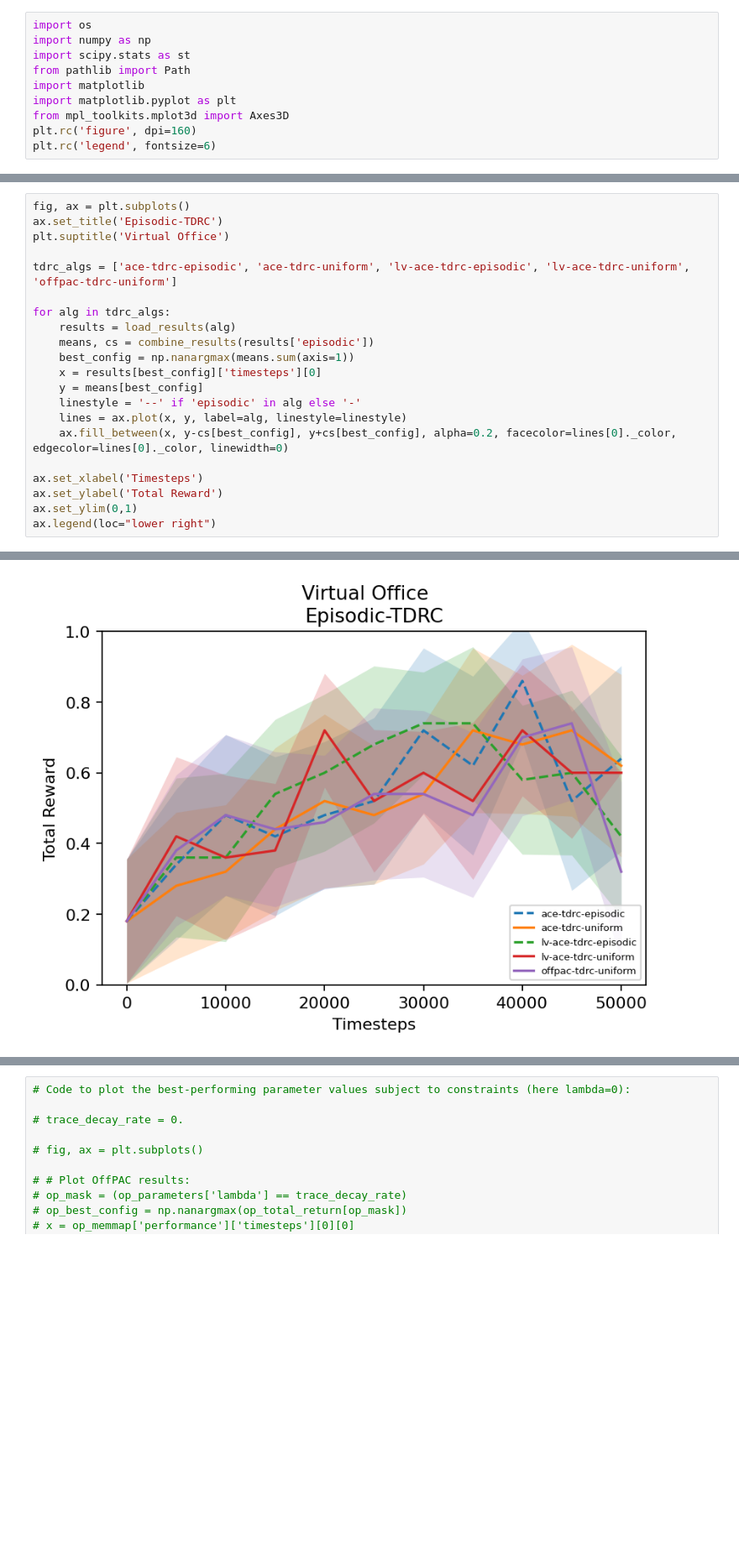
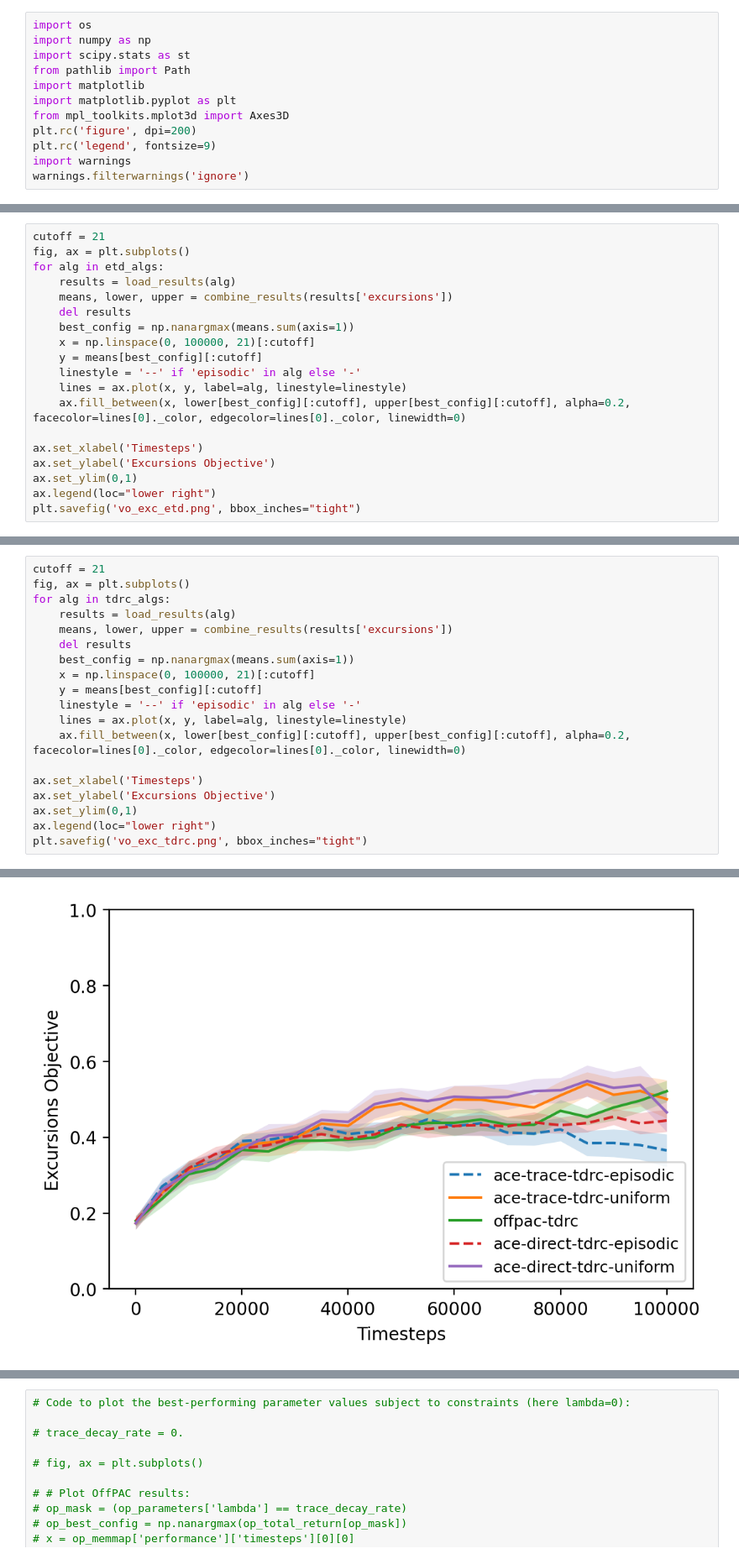
Before and after one commit to gravesec/actor-critic-with-emphatic-weightings, a Jupyter notebook: virtual-office.ipynb, the cells around one changed output, grey strips where cells are left out. Shown: that part at 84% size. Drawn from its saved outputs; the diff is of its cells as text; blank space fills up the shorter version.

```diff
--- a/virtual-office.ipynb
+++ b/virtual-office.ipynb
@@ -6,5 +6,7 @@ from pathlib import Path
 import matplotlib
 import matplotlib.pyplot as plt
 from mpl_toolkits.mplot3d import Axes3D
-plt.rc('figure', dpi=160)
-plt.rc('legend', fontsize=6)
+plt.rc('figure', dpi=200)
+plt.rc('legend', fontsize=9)
+import warnings
+warnings.filterwarnings('ignore')
@@ -68,0 +115,19 @@ ax.legend(loc="lower right")
+# %%
+cutoff = 21
+fig, ax = plt.subplots()
+for alg in etd_algs:
+    results = load_results(alg)
+    means, lower, upper = combine_results(results['excursions'])
+    del results
+    best_config = np.nanargmax(means.sum(axis=1))
+    x = np.linspace(0, 100000, 21)[:cutoff]
+    y = means[best_config][:cutoff]
+    linestyle = '--' if 'episodic' in alg else '-'
+    lines = ax.plot(x, y, label=alg, linestyle=linestyle)
+    ax.fill_between(x, lower[best_config][:cutoff], upper[best_config][:cutoff], alpha=0.2, facecolor=lines[0]._color, edgecolor=lines[0]._color, linewidth=0)
+
+ax.set_xlabel('Timesteps')
+ax.set_ylabel('Excursions Objective')
+ax.set_ylim(0,1)
+ax.legend(loc="lower right")
+plt.savefig('vo_exc_etd.png', bbox_inches="tight")
@@ -69,22 +136,20 @@ ax.legend(loc="lower right")
 # %%
+cutoff = 21
 fig, ax = plt.subplots()
-ax.set_title('Episodic-TDRC')
-plt.suptitle('Virtual Office')
-
-tdrc_algs = ['ace-tdrc-episodic', 'ace-tdrc-uniform', 'lv-ace-tdrc-episodic', 'lv-ace-tdrc-uniform', 'offpac-tdrc-uniform']
-
 for alg in tdrc_algs:
     results = load_results(alg)
-    means, cs = combine_results(results['episodic'])
+    means, lower, upper = combine_results(results['excursions'])
+    del results
     best_config = np.nanargmax(means.sum(axis=1))
-    x = results[best_config]['timesteps'][0]
-    y = means[best_config]
+    x = np.linspace(0, 100000, 21)[:cutoff]
+    y = means[best_config][:cutoff]
     linestyle = '--' if 'episodic' in alg else '-'
     lines = ax.plot(x, y, label=alg, linestyle=linestyle)
-    ax.fill_between(x, y-cs[best_config], y+cs[best_config], alpha=0.2, facecolor=lines[0]._color, edgecolor=lines[0]._color, linewidth=0)
+    ax.fill_between(x, lower[best_config][:cutoff], upper[best_config][:cutoff], alpha=0.2, facecolor=lines[0]._color, edgecolor=lines[0]._color, linewidth=0)
 
 ax.set_xlabel('Timesteps')
-ax.set_ylabel('Total Reward')
+ax.set_ylabel('Excursions Objective')
 ax.set_ylim(0,1)
 ax.legend(loc="lower right")
+plt.savefig('vo_exc_tdrc.png', bbox_inches="tight")
 # %% [output]
@@ -92 +156 @@ ax.legend(loc="lower right")
-[figure, old version]
+[figure, new version]
```
Also changed, not shown: parts of 22 cells of this notebook, 16 other files.
